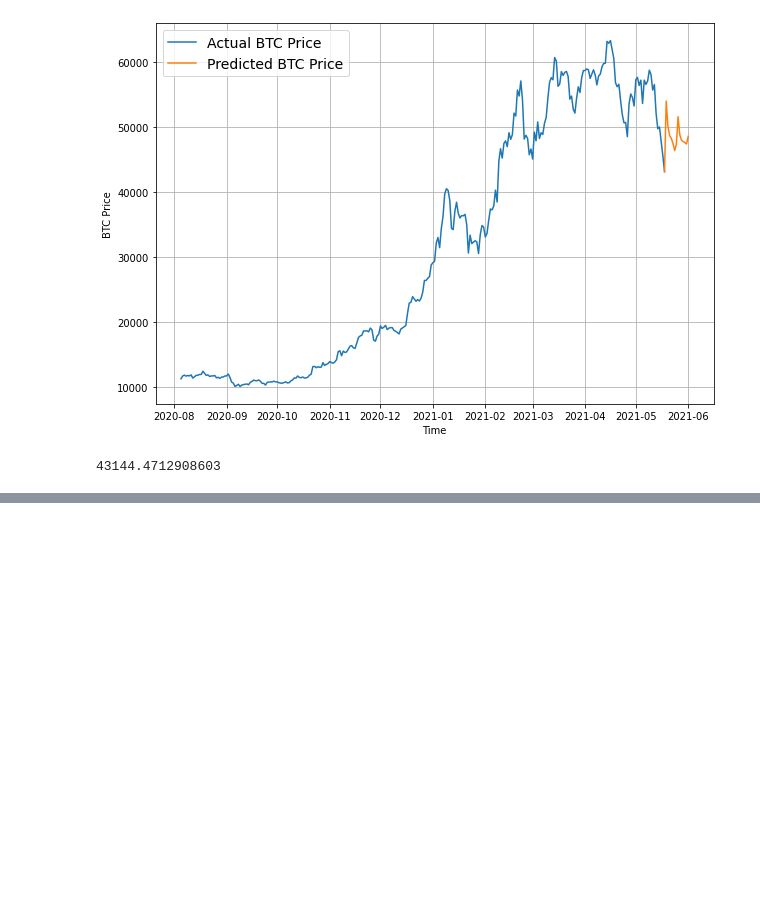
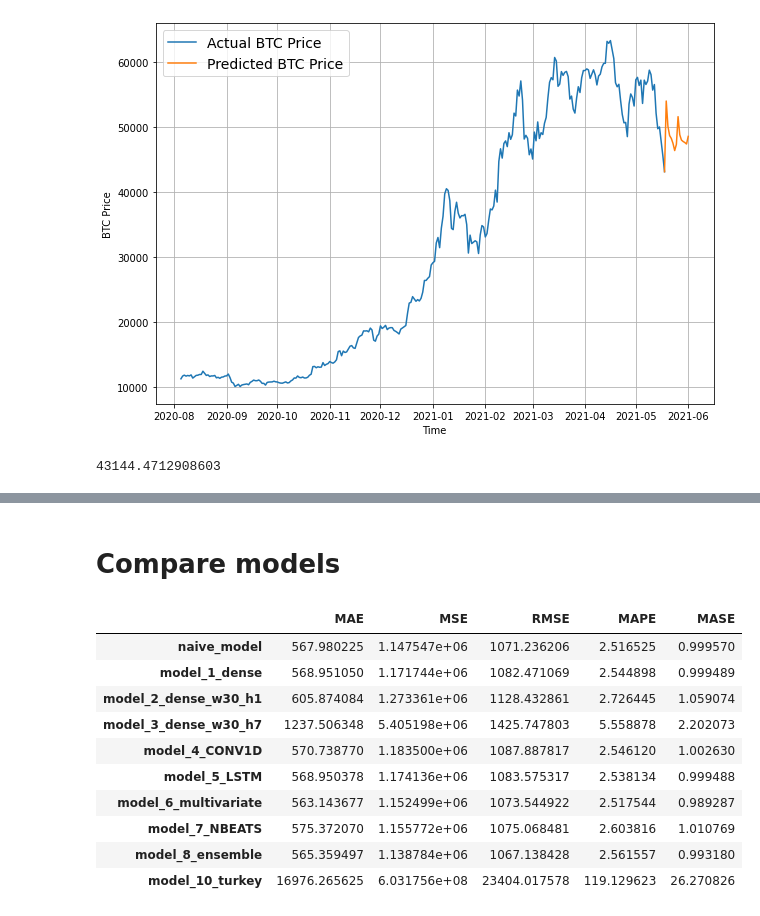
Before and after one commit to ZahrizhalAli/BitCoin_TimeSeries_with_TensorFlow_Experiments, a Jupyter notebook: 10_time_series_forecasting_with_tensorflow_video.ipynb, the cells around one changed output, grey strips where cells are left out. Cells and saved outputs as stored; diff of their text form; code cells hidden in the pictures; blank space fills up the shorter version.

```diff
--- a/10_time_series_forecasting_with_tensorflow_video.ipynb
+++ b/10_time_series_forecasting_with_tensorflow_video.ipynb
@@ -2295,0 +2401,27 @@ btc_price[-1]
+# %% [markdown]
+# Compare models
+# %%
+# Compare different model results ( w = window, h = horizon)
+model_results = pd.DataFrame({'naive_model': naive_results,
+                              'model_1_dense': model_1_results,
+                              'model_2_dense_w30_h1': model_2_results,
+                              'model_3_dense_w30_h7': model_3_results,
+                              'model_4_CONV1D': model_4_results,
+                              'model_5_LSTM': model_5_results,
+                              'model_6_multivariate': model_6_results,
+                              'model_7_NBEATS': model_7_results,
+                              'model_8_ensemble': ensemble_results,
+                              'model_10_turkey': model_10_results}).T
+model_results
+# %% [output]
+|  | MAE | MSE | RMSE | MAPE | MASE |
+| naive_model | 567.980225 | 1.147547e+06 | 1071.236206 | 2.516525 | 0.999570 |
+| model_1_dense | 568.951050 | 1.171744e+06 | 1082.471069 | 2.544898 | 0.999489 |
+| model_2_dense_w30_h1 | 605.874084 | 1.273361e+06 | 1128.432861 | 2.726445 | 1.059074 |
+| model_3_dense_w30_h7 | 1237.506348 | 5.405198e+06 | 1425.747803 | 5.558878 | 2.202073 |
+| model_4_CONV1D | 570.738770 | 1.183500e+06 | 1087.887817 | 2.546120 | 1.002630 |
+| model_5_LSTM | 568.950378 | 1.174136e+06 | 1083.575317 | 2.538134 | 0.999488 |
+| model_6_multivariate | 563.143677 | 1.152499e+06 | 1073.544922 | 2.517544 | 0.989287 |
+| model_7_NBEATS | 575.372070 | 1.155772e+06 | 1075.068481 | 2.603816 | 1.010769 |
+| model_8_ensemble | 565.359497 | 1.138784e+06 | 1067.138428 | 2.561557 | 0.993180 |
+| model_10_turkey | 16976.265625 | 6.031756e+08 | 23404.017578 | 119.129623 | 26.270826 |
```
Also changed, not shown: parts of 36 cells of this notebook.
